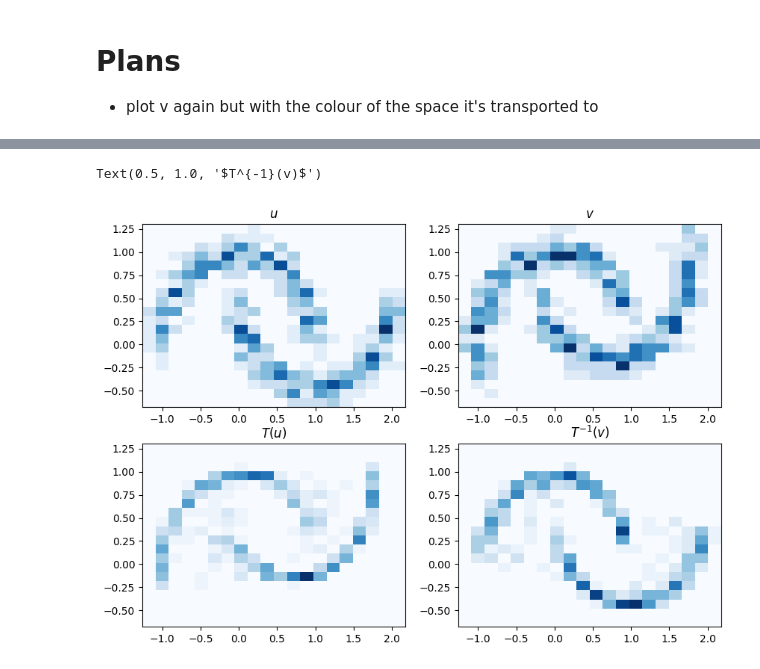
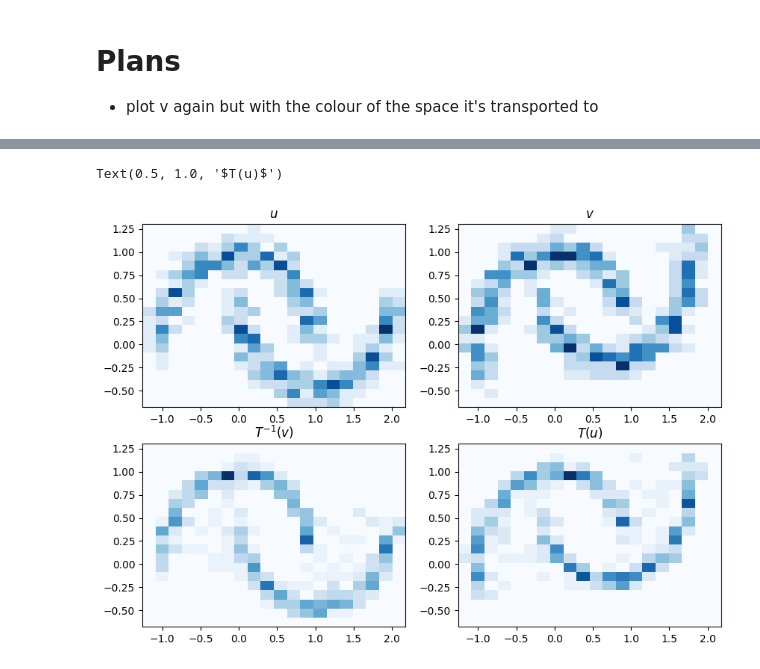
Before and after one commit to Langbridge/constrained-ot, a Jupyter notebook: first-paper/twomoons.ipynb, the cells around one changed output, grey strips where cells are left out. Cells and saved outputs as stored; diff of their text form; code cells hidden in the pictures.

Commit message:
updating two moons example

```diff
--- a/first-paper/twomoons.ipynb
+++ b/first-paper/twomoons.ipynb
@@ -43,6 +43,8 @@ def get_super_xlimits(axs, func=max):
 def get_super_ylimits(axs, func=max):
     return func([ax.get_ylim() for ax in axs])
 # %%
+dataset = 'moons'
+
 n = 500
 m = 500
 
@@ -50,7 +52,7 @@ target_rot = -20
 source_labels = 0.2
 target_labels = 0.9
 
-gamma = 9e-3
+gamma = 2.5e-3
 gamma_r = 5e-2
 gamma_c = 5e-2
 
@@ -132,7 +132,8 @@ l_idxs = np.where(np.logical_and(
     np.tile(y, (m, 1)).T != np.tile(y_tar, (n, 1)),
     np.logical_and(np.tile(y, (m, 1)).T < 2, np.tile(y_tar, (n, 1)) < 2),
 ))
-blocked_idxs = zip(*l_idxs)
+# blocked_idxs = zip(*l_idxs)
+blocked_idxs = np.c_[*l_idxs]
 
 mu = np.ones(n)
 nu = np.ones(m)
@@ -192,6 +193,9 @@ if scale_max - scale_min < 0.1:
     mult = (scale_max - scale_min)
     scale_max += 0.05 - mult
     scale_min -= (0.05 - mult)
+else:
+    scale_max += 0.1
+    scale_min -= 0.1
 # scale_max = max(2.0, scale_max)
 # scale_min = min(0.0, scale_min)
 
@@ -271,32 +275,26 @@ rgba_colors = mplcolors.to_rgba_array(colors)
 # source
 colors_s = np.array([rgba_interpolate(label, rgba_colors, x=1) for label in y])
 colors_s[:, -1] = (norm(np.sum(T, axis=1)))
+# transported source
+X_T, _ = transport_twoclass_labels(X_tar, T, y_tar.copy(), colors=colors)
+
 axs[0, 0].scatter(*X.T, color=colors_s, s=4)
 axs[0, 0].set_title('$u$')
-
-# transported target
-X_tar_T, colors_T = transport_twoclass_labels(X_tar, T, y_tar.copy(), colors=colors)
-axs[1, 0].scatter(*X_tar_T.T, color=colors_T, s=4)
-axs[1, 0].set_title('$T^{-1}(v)$')
+axs[1, 1].scatter(*X_T.T, color=colors_s, s=4)
+axs[1, 1].set_title('$T(u)$')
 
 # target
 colors_tar = np.array([rgba_interpolate(label, rgba_colors, x=1) for label in y_tar])
 colors_tar[:, -1] = (norm(np.sum(T, axis=0)))
+# transported target
+X_tar_T, _ = transport_twoclass_labels(X, T.T, y.copy(), colors=colors)
+
 axs[0, 1].scatter(*X_tar.T, color=colors_tar, s=4)
 axs[0, 1].set_title('$v$')
-
-# transported source
-X_T, colors_T = transport_twoclass_labels(X, T.T, y.copy(), colors=colors)
-axs[1, 1].scatter(*X_T.T, color=colors_T, s=4)
-axs[1, 1].set_title('$T(u)$')
+axs[1, 0].scatter(*X_tar_T.T, color=colors_tar, s=4)
+axs[1, 0].set_title('$T^{-1}(v)$')
 
 fig.tight_layout()
-
-# axs[0,0].set_xlim(-10, 10)
-# axs[0,0].set_ylim(-10, 10)
-# for ax in axs.flatten():
-#     ax.set_xlim((get_super_xlimits(axs.flatten(), min)[0], get_super_xlimits(axs.flatten(), max)[-1]))
-#     ax.set_ylim((get_super_ylimits(axs.flatten(), min)[0], get_super_ylimits(axs.flatten(), max)[-1]))
 
 xx, yy = np.meshgrid(
     np.linspace(*axs[0,0].get_xlim(), 50),
@@ -316,8 +314,4 @@ axs[0,0].legend(handles=custom_lines)
 for ax in axs.flatten():
     ax.set_xlim(xbounds)
     ax.set_ylim(ybounds)
-# for ax in axs.flatten():
-#     ax.grid()
-#     ax.set_axisbelow(True)
-#     ax.plot(plot_x, 0.25+0.45*np.sin(3*(plot_x+0.5)), c='k', linestyle='dashed', label='Classifier', lw=1)
 # %% [output]
@@ -325,17 +344,17 @@ for ax in axs.flatten():
 # %%
 fig, axs = plt.subplots(2, 2, figsize=(10,7), dpi=100)
 
 weights, binsx, binsy = np.histogram2d(*np.vstack([X, X_tar]).T, bins=20)
 
 _ = axs[0, 0].hist2d(*X.T, bins=[binsx, binsy], cmap='Blues')
 axs[0, 0].set_title('$u$')
 _ = axs[0, 1].hist2d(*X_tar.T, bins=[binsx, binsy], cmap='Blues')
 axs[0, 1].set_title('$v$')
 
 _ = axs[1, 0].hist2d(*X_tar_T.T, bins=[binsx, binsy], cmap='Blues')
-axs[1, 0].set_title('$T(u)$')
+axs[1, 0].set_title('$T^{-1}(v)$')
 _ = axs[1, 1].hist2d(*X_T.T, bins=[binsx, binsy], cmap='Blues')
-axs[1, 1].set_title('$T^{-1}(v)$')
+axs[1, 1].set_title('$T(u)$')
 # %% [output]
-Text(0.5, 1.0, '$T^{-1}(v)$')
+Text(0.5, 1.0, '$T(u)$')
-[figure, old version]
+[figure, new version]
```
Also changed, not shown: parts of 6 cells of this notebook, 1 other file.
